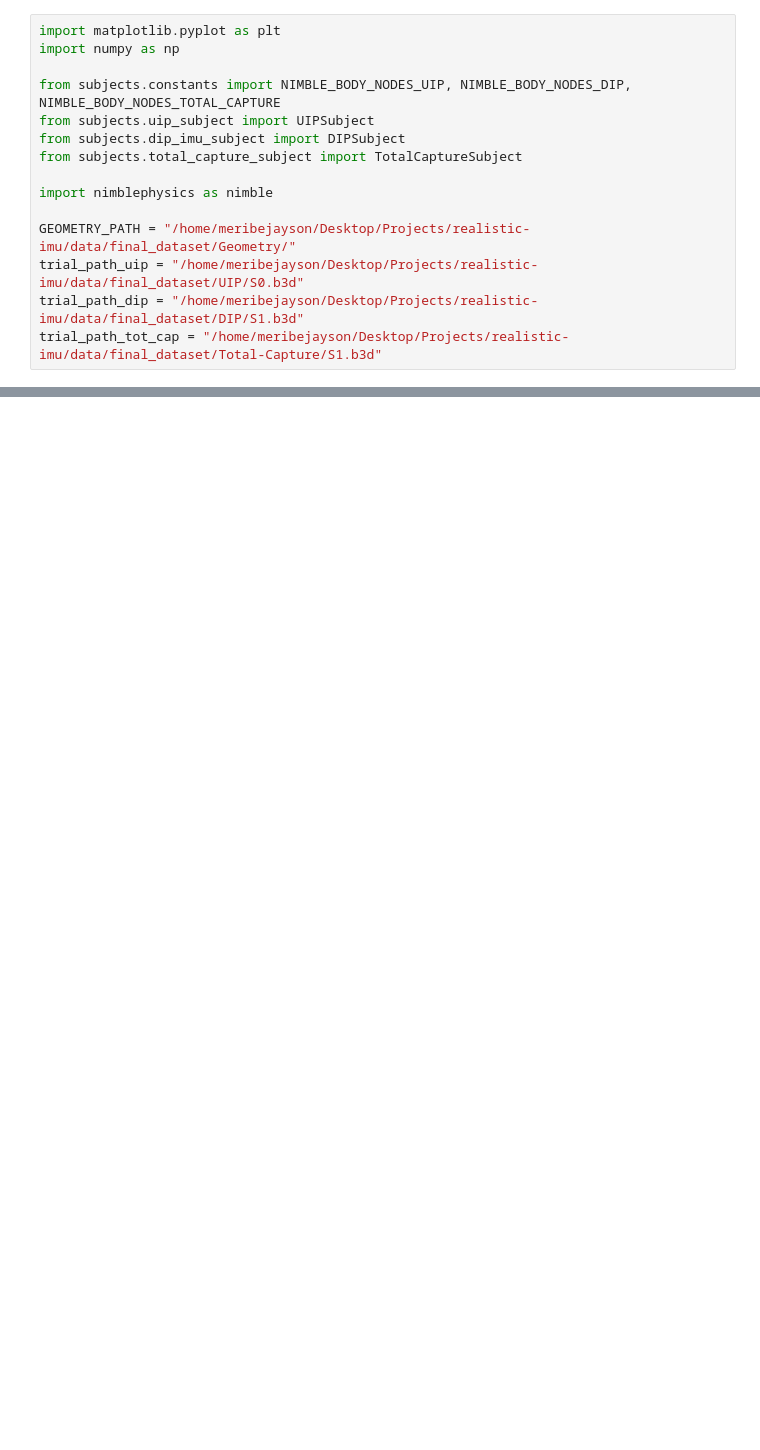
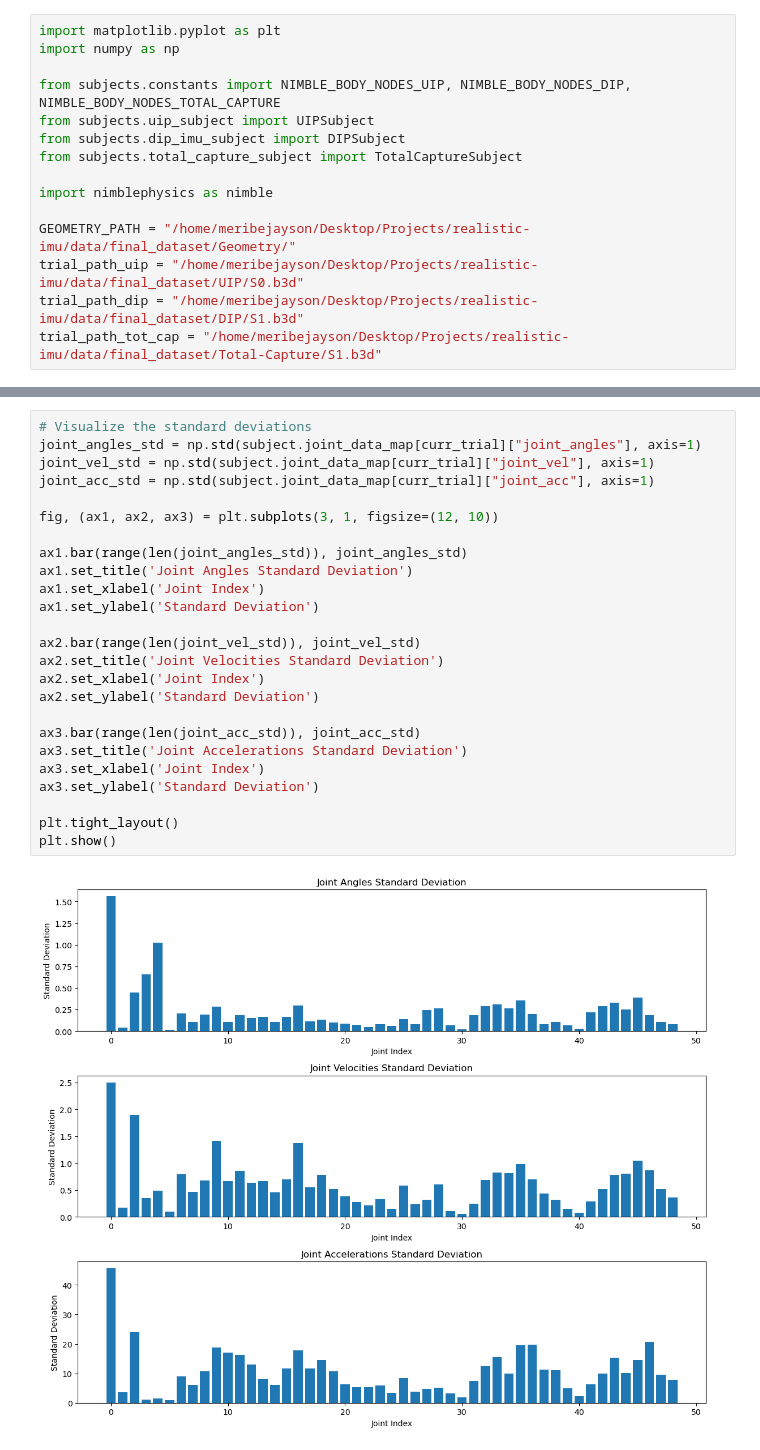
Before and after one commit to jayson1200/realistic-imu, a Jupyter notebook: src/testing_subjects.ipynb, the cells around one changed output, grey strips where cells are left out. Cells and saved outputs as stored; diff of their text form; blank space fills up the shorter version.

```diff
--- a/src/testing_subjects.ipynb
+++ b/src/testing_subjects.ipynb
@@ -43,0 +265,27 @@ subject.getTrialName(3)
+# %%
+# Visualize the standard deviations
+joint_angles_std = np.std(subject.joint_data_map[curr_trial]["joint_angles"], axis=1)
+joint_vel_std = np.std(subject.joint_data_map[curr_trial]["joint_vel"], axis=1)
+joint_acc_std = np.std(subject.joint_data_map[curr_trial]["joint_acc"], axis=1)
+
+fig, (ax1, ax2, ax3) = plt.subplots(3, 1, figsize=(12, 10))
+
+ax1.bar(range(len(joint_angles_std)), joint_angles_std)
+ax1.set_title('Joint Angles Standard Deviation')
+ax1.set_xlabel('Joint Index')
+ax1.set_ylabel('Standard Deviation')
+
+ax2.bar(range(len(joint_vel_std)), joint_vel_std)
+ax2.set_title('Joint Velocities Standard Deviation')
+ax2.set_xlabel('Joint Index')
+ax2.set_ylabel('Standard Deviation')
+
+ax3.bar(range(len(joint_acc_std)), joint_acc_std)
+ax3.set_title('Joint Accelerations Standard Deviation')
+ax3.set_xlabel('Joint Index')
+ax3.set_ylabel('Standard Deviation')
+
+plt.tight_layout()
+plt.show()
+# %% [output]
+[figure, added]
```
Also changed, not shown: parts of 16 cells of this notebook, 5 other files.
